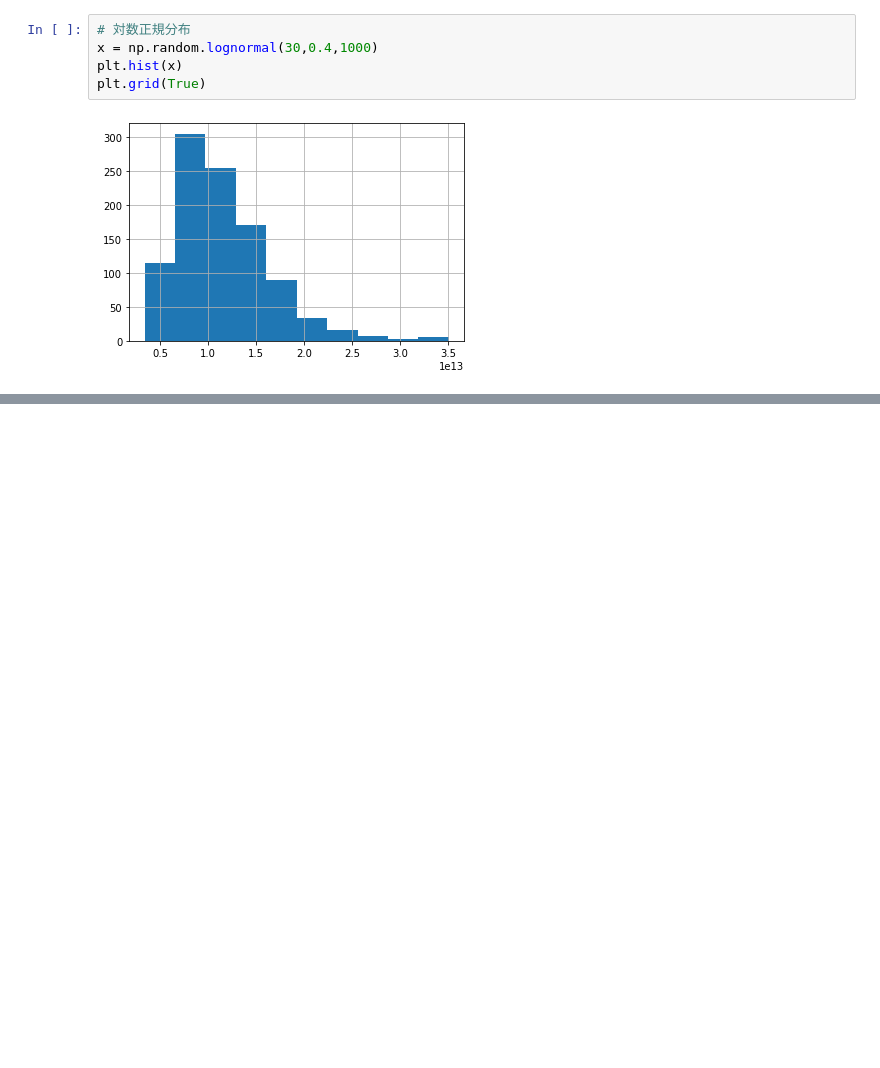
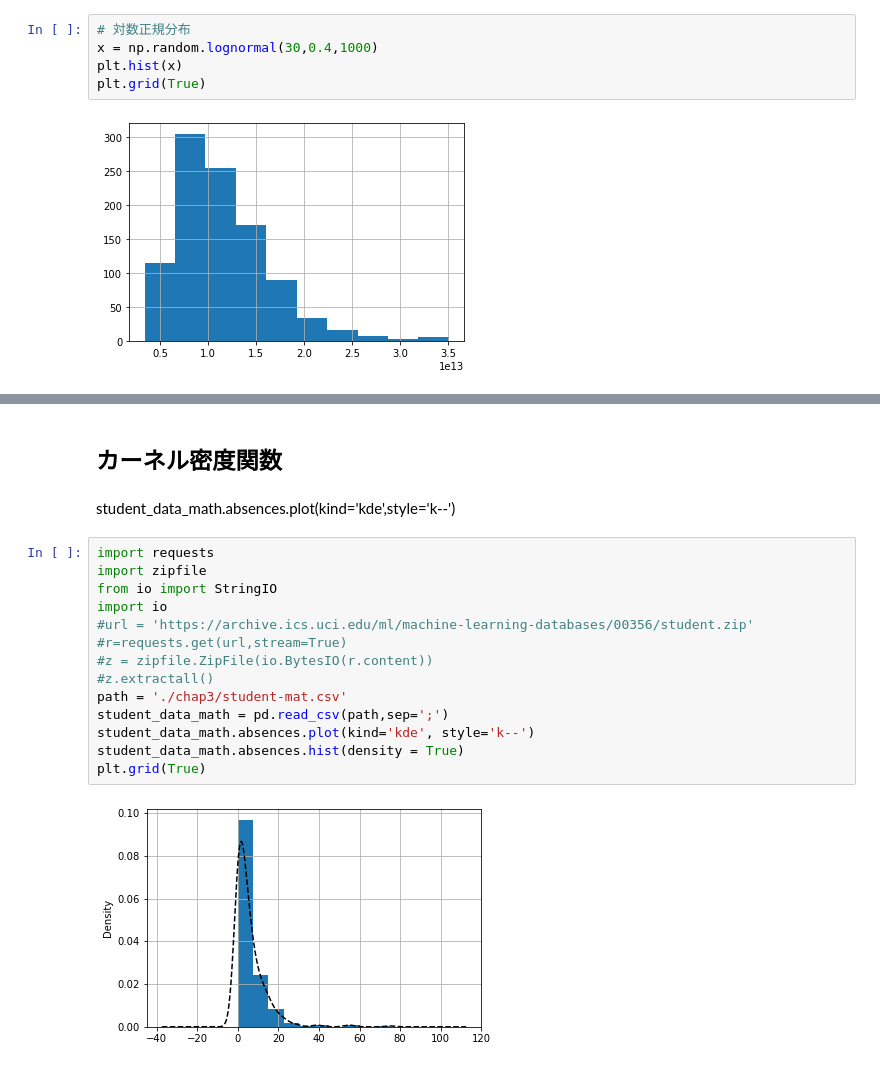
Before and after one commit to komiyama-21313/data_science_book1, a Jupyter notebook: chap4.ipynb, the cells around one changed output, grey strips where cells are left out. Cells and saved outputs as stored; diff of their text form; blank space fills up the shorter version.

```diff
--- a/chap4.ipynb
+++ b/chap4.ipynb
@@ -110,0 +169,20 @@ plt.grid(True)
+# %% [markdown]
+## カーネル密度関数
+# %% [markdown]
+student_data_math.absences.plot(kind='kde',style='k--')
+# %%
+import requests
+import zipfile
+from io import StringIO
+import io
+#url = 'https://archive.ics.uci.edu/ml/machine-learning-databases/00356/student.zip'
+#r=requests.get(url,stream=True)
+#z = zipfile.ZipFile(io.BytesIO(r.content))
+#z.extractall()
+path = './chap3/student-mat.csv'
+student_data_math = pd.read_csv(path,sep=';')
+student_data_math.absences.plot(kind='kde', style='k--')
+student_data_math.absences.hist(density = True)
+plt.grid(True)
+# %% [output]
+[figure, added]
```
Also changed, not shown: parts of 30 cells of this notebook, 1 other file.
